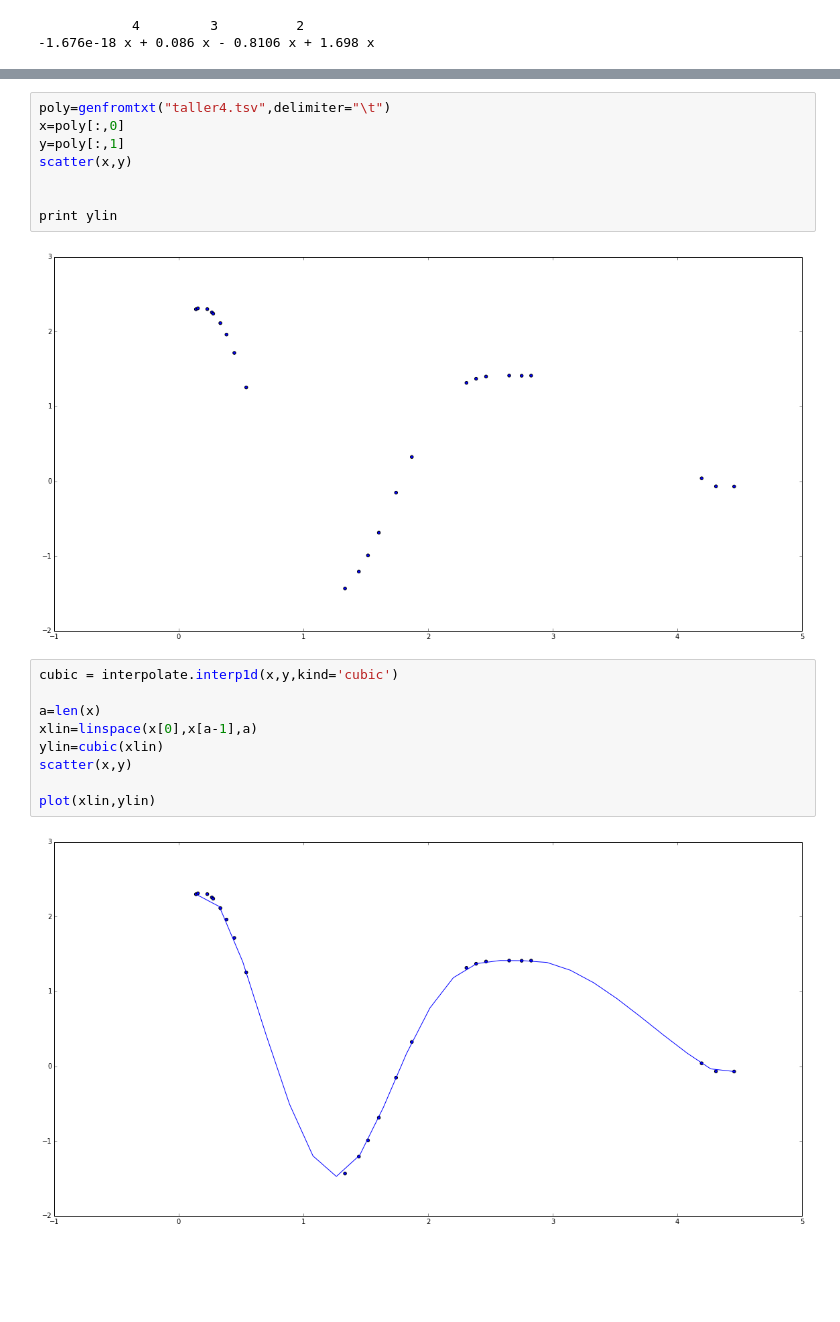
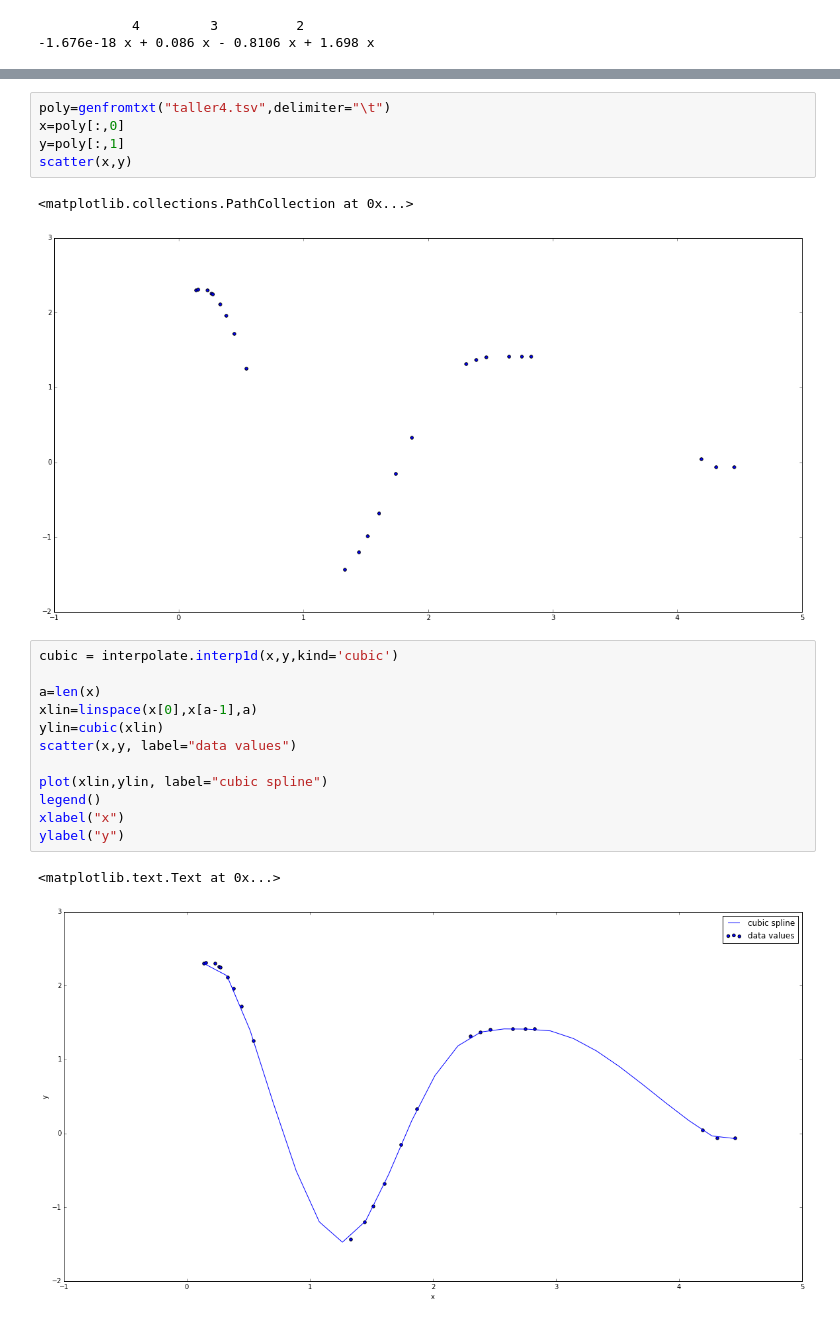
Before and after one commit to marojas11/MC, a Jupyter notebook: Talleres/Taller4/Taller4.ipynb, the cells around one changed output, grey strips where cells are left out. Drawn from its saved outputs; the diff is of its cells as text; blank space fills up the shorter version.

```diff
--- a/Talleres/Taller4/Taller4.ipynb
+++ b/Talleres/Taller4/Taller4.ipynb
@@ -119,19 +180,21 @@ poly=genfromtxt("taller4.tsv",delimiter="\t")
 x=poly[:,0]
 y=poly[:,1]
 scatter(x,y)
-
-
-print ylin
 # %% [output]
+<matplotlib.collections.PathCollection at 0x...>
 [figure]
 # %%
 cubic = interpolate.interp1d(x,y,kind='cubic')
 
 a=len(x)
 xlin=linspace(x[0],x[a-1],a)
 ylin=cubic(xlin)
-scatter(x,y)
+scatter(x,y, label="data values")
 
-plot(xlin,ylin)
+plot(xlin,ylin, label="cubic spline")
+legend()
+xlabel("x")
+ylabel("y")
 # %% [output]
+<matplotlib.text.Text at 0x...>
-[figure, old version]
+[figure, new version]
```
Also changed, not shown: parts of 8 cells of this notebook, 17 other files.
